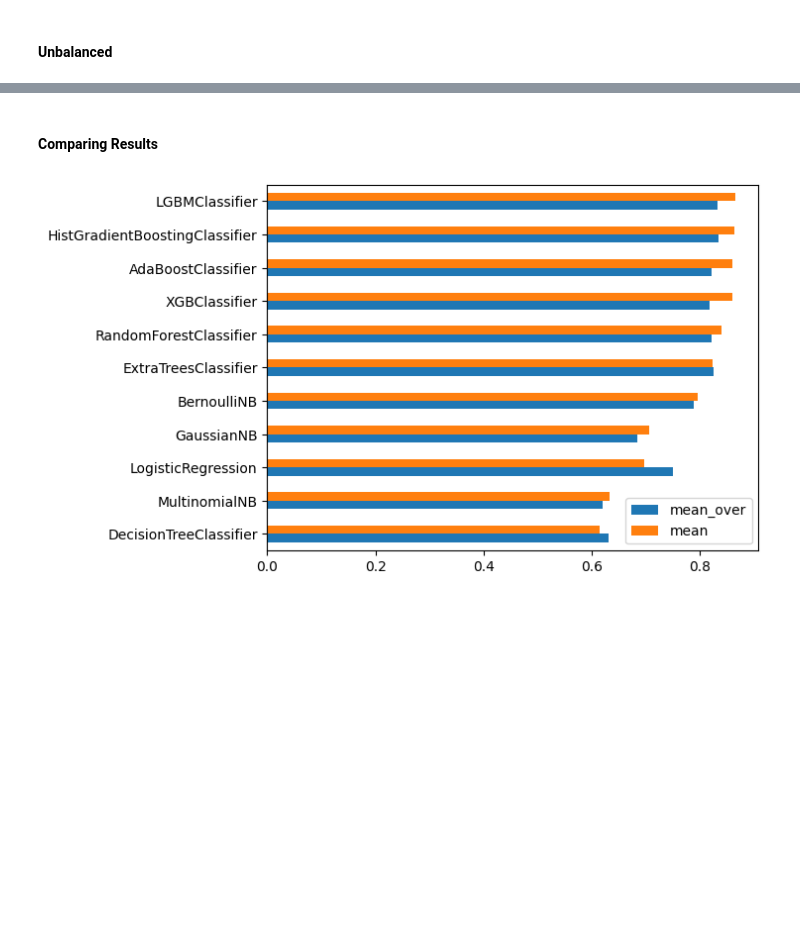
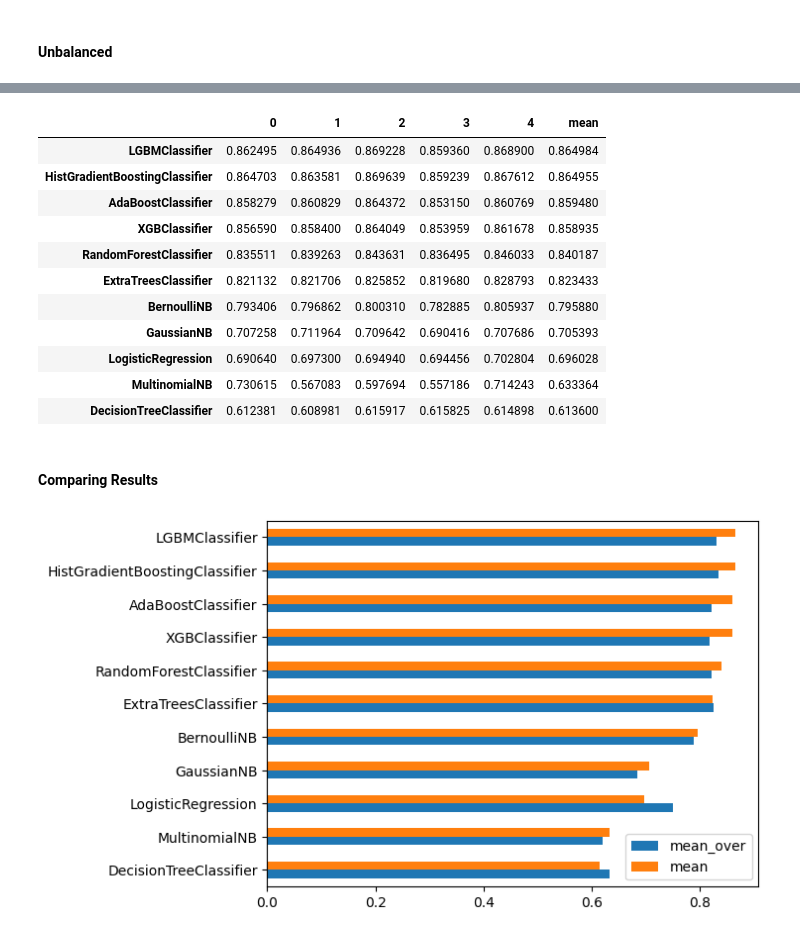
Before and after one commit to rdemarqui/financial_distress_prediction, a Jupyter notebook: Financial_distress_prediction.ipynb, the cells around one changed output, grey strips where cells are left out. Saved outputs shown, nothing was run; the diff lists cells and outputs as text; code cells hidden in the pictures; blank space fills up the shorter version.

```diff
--- a/Financial_distress_prediction.ipynb
+++ b/Financial_distress_prediction.ipynb
@@ -157,6 +211,19 @@ results_stratified = train_models(all_models, oversampling=False)
 # %%
 # Checking all results using oversampling
-results_stratified
+results_unbalanced
+# %% [output]
+|  | 0 | 1 | 2 | 3 | 4 | mean |
+| LGBMClassifier | 0.862495 | 0.864936 | 0.869228 | 0.859360 | 0.868900 | 0.864984 |
+| HistGradientBoostingClassifier | 0.864703 | 0.863581 | 0.869639 | 0.859239 | 0.867612 | 0.864955 |
+| AdaBoostClassifier | 0.858279 | 0.860829 | 0.864372 | 0.853150 | 0.860769 | 0.859480 |
+| XGBClassifier | 0.856590 | 0.858400 | 0.864049 | 0.853959 | 0.861678 | 0.858935 |
+| RandomForestClassifier | 0.835511 | 0.839263 | 0.843631 | 0.836495 | 0.846033 | 0.840187 |
+| ExtraTreesClassifier | 0.821132 | 0.821706 | 0.825852 | 0.819680 | 0.828793 | 0.823433 |
+| BernoulliNB | 0.793406 | 0.796862 | 0.800310 | 0.782885 | 0.805937 | 0.795880 |
+| GaussianNB | 0.707258 | 0.711964 | 0.709642 | 0.690416 | 0.707686 | 0.705393 |
+| LogisticRegression | 0.690640 | 0.697300 | 0.694940 | 0.694456 | 0.702804 | 0.696028 |
+| MultinomialNB | 0.730615 | 0.567083 | 0.597694 | 0.557186 | 0.714243 | 0.633364 |
+| DecisionTreeClassifier | 0.612381 | 0.608981 | 0.615917 | 0.615825 | 0.614898 | 0.613600 |
 # %% [markdown]
 #### Comparing Results
 # %%
```
Also changed, not shown: parts of 19 cells of this notebook.
